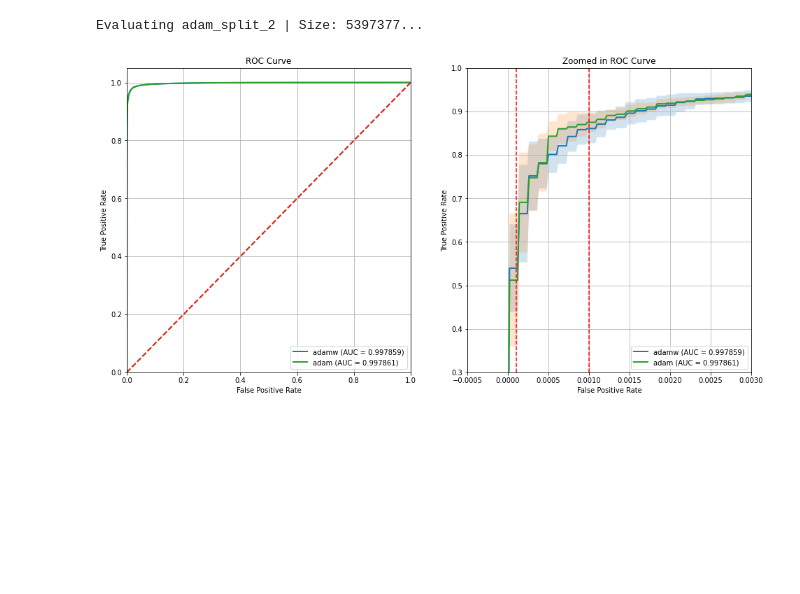
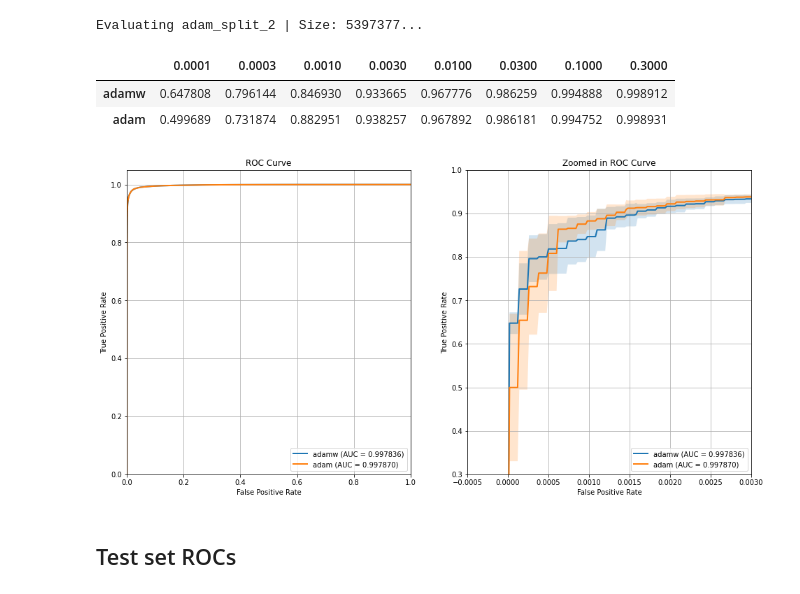
Before and after one commit to dtrizna/nebula, a Jupyter notebook: evaluation/crossValidation/Transformer_Engineering/optimizer_limit_None_1677335344/results_roc.ipynb, the cells around one changed output. Saved outputs shown, nothing was run; the diff lists cells and outputs as text; code cells hidden in the pictures; blank space fills up the shorter version.

```diff
--- a/evaluation/crossValidation/Transformer_Engineering/optimizer_limit_None_1677335344/results_roc.ipynb
+++ b/evaluation/crossValidation/Transformer_Engineering/optimizer_limit_None_1677335344/results_roc.ipynb
@@ -2,9 +2,14 @@
 import os
 import sys
 sys.path.append("../../../..")
-from nebula.evaluation import read_cv_data_splits
+from nebula.evaluation import read_cv_data_splits, read_cv_metrics_folder
 from nebula.evaluation.roc import get_model_rocs, allign_metrics
-from nebula.misc.plots import plot_roc_curves
+from nebula.misc.plots import plot_roc_curves, plot_cv_metrics_dict
 from nebula.models.attention import TransformerEncoderChunks
 from nebula.misc import get_path
 SCRIPT_PATH = get_path(type="notebook")
+REPO_ROOT = os.path.join(SCRIPT_PATH, *[".."]*4)
+import numpy as np
+from collections import defaultdict
+from pandas import DataFrame, concat
+FPRS = [0.0001, 0.0003, 0.001, 0.003, 0.01, 0.03, 0.1, 0.3]
@@ -26,18 +56,17 @@ model_config = {
     "mean_over_sequence": False
 }
 
-data_splits = read_cv_data_splits(".")
+folder = os.path.join(SCRIPT_PATH, "..", "norm_first_limit_None_1677340681")
+data_splits = read_cv_data_splits(folder)
 
-metrics = get_model_rocs(
+roc_metrics_val = get_model_rocs(
     run_types=["adamw", "adam"],
     model_class=TransformerEncoderChunks,
     model_config=model_config,
     data_splits=data_splits,
-    logfile=[x for x in os.listdir() if x.endswith(".log")][0],
-    verbose=True
 )
 
-base_fpr, tprs_mean, tprs_std = allign_metrics(metrics)
+base_fpr_val, tprs_mean_val, tprs_std_val = allign_metrics(roc_metrics_val)
 # %% [output]
 Model files:
         adamw: ['.\\training_files\\1677335344-model.torch', '.\\training_files\\1677335757-model.torch', '.\\training_files\\1677336156-model.torch']
@@ -50,23 +79,35 @@ Evaluating adam_split_0 | Size: 5397377...
 Evaluating adam_split_1 | Size: 5397377...
 Evaluating adam_split_2 | Size: 5397377...
 # %%
-for i, model_type in enumerate(tprs_mean.keys()):
-    if i == 0:
-        axs = None
-    axs = plot_roc_curves(
-        base_fpr,
-        tprs_mean[model_type],
-        tpr_std=tprs_std[model_type],
-        model_name=f"{model_type}",
-        axs=axs,
-        roc_auc=metrics[model_type][0][2],
-        xlim=[-0.0005, 0.003],
-        ylim=[0.3, 1.0]
-    )
-[ax.grid() for ax in axs]
-_ = [ax.legend(loc='lower right') for ax in axs]
-# plot red dashed vertical in axs[1] line at [0.0001, 0.001, 0.01, 0.1]
-for fpr in [0.0001, 0.001]:
-    axs[1].axvline(x=fpr, color='r', linestyle='--')
+def report_metrics(base_fpr, tprs_mean, tprs_std, metrics, xlim=[-0.0005, 0.3], ylim=[0.6, 1]):
+    tprsdf = DataFrame()
+    for i, model_type in enumerate(tprs_mean.keys()):
+        if i == 0:
+            axs = None
+        axs = plot_roc_curves(
+            base_fpr,
+            tprs_mean[model_type],
+            tpr_std=tprs_std[model_type],
+            model_name=f"{model_type}",
+            axs=axs,
+            roc_auc=metrics[model_type][0][2],
+            xlim=xlim,
+            ylim=ylim
+        )
+        tprs = defaultdict(list)
+        for fpr in FPRS:
+            tpr = tprs_mean[model_type][np.argmin(np.abs(base_fpr - fpr))]
+            tprs[fpr].append(tpr)
+        tprsdf = concat([tprsdf, DataFrame(tprs, index=[model_type])])
+    [ax.grid() for ax in axs]
+    _ = [ax.legend(loc='lower right') for ax in axs]
+    return tprsdf
+
+report_metrics(base_fpr_val, tprs_mean_val, tprs_std_val, roc_metrics_val, xlim=[-0.0005, 0.003], ylim=[0.3, 1.0])
 # %% [output]
+|  | 0.0001 | 0.0003 | 0.0010 | 0.0030 | 0.0100 | 0.0300 | 0.1000 | 0.3000 |
+| adamw | 0.647808 | 0.796144 | 0.846930 | 0.933665 | 0.967776 | 0.986259 | 0.994888 | 0.998912 |
+| adam | 0.499689 | 0.731874 | 0.882951 | 0.938257 | 0.967892 | 0.986181 | 0.994752 | 0.998931 |
-[figure, old version]
+[figure, new version]
+# %% [markdown]
+## Test set ROCs
```
Also changed, not shown: parts of 3 cells of this notebook, 33 other files.
